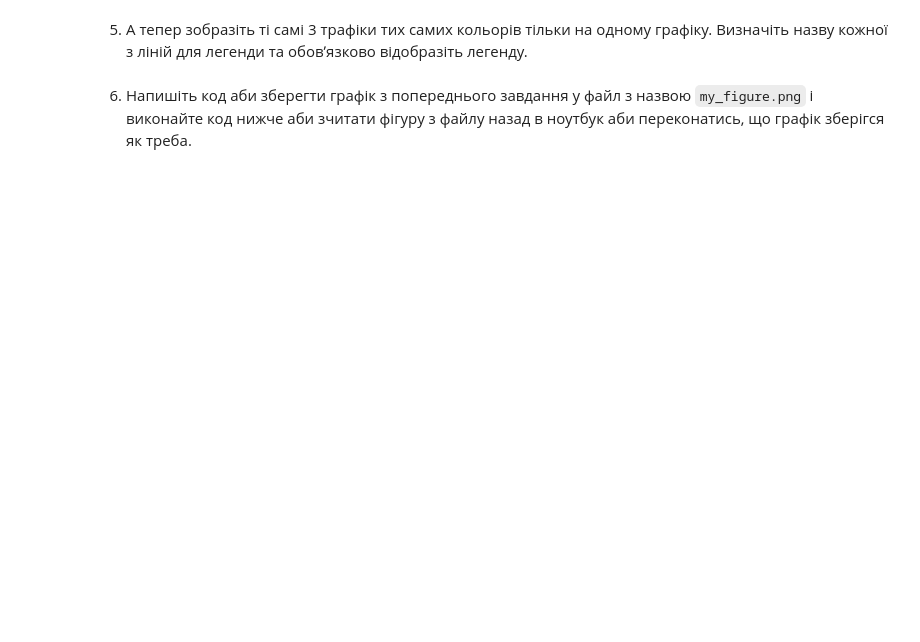
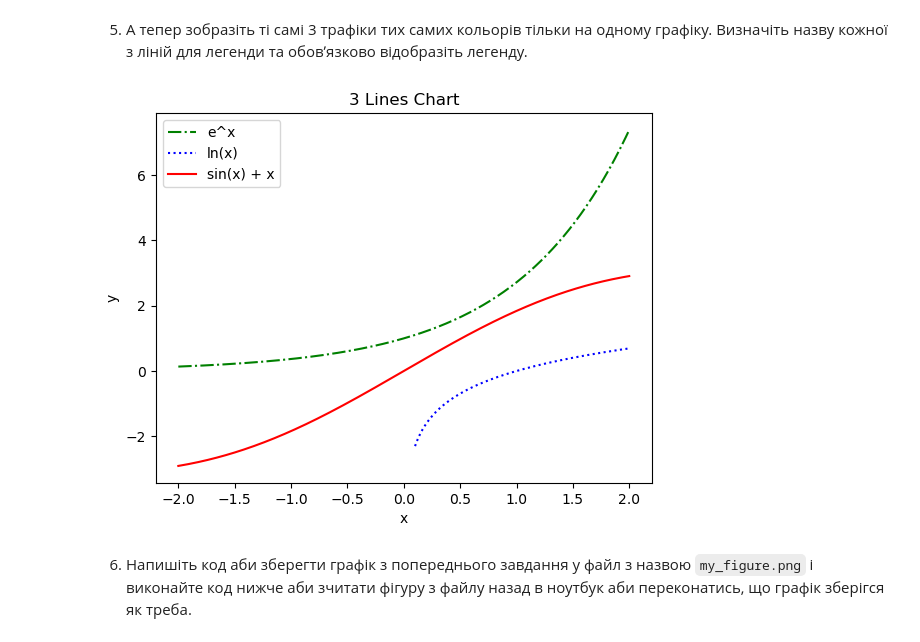
Before and after one commit to olgasamus/python_courses, a Jupyter notebook: Module_4/hw_4_2_Базові_візуалізації_Продовження.ipynb, the cells around one changed output. Saved outputs shown, nothing was run; the diff lists cells and outputs as text; code cells hidden in the pictures; blank space fills up the shorter version.

```diff
--- a/Module_4/hw_4_2_Базові_візуалізації_Продовження.ipynb
+++ b/Module_4/hw_4_2_Базові_візуалізації_Продовження.ipynb
@@ -28,4 +78,16 @@
 # %% [markdown]
 5. А тепер зобразіть ті самі 3 трафіки тих самих кольорів тільки на одному графіку. Визначіть назву кожної з ліній для легенди та обовʼязково відобразіть легенду.
+# %%
+fig = plt.figure()
+plt.plot(x,y_exp, '-.g', label='e^x')
+plt.plot(x_positive,y_ln, ':b', label='ln(x)')
+plt.plot(x,y_sin, '-r', label='sin(x) + x')
+
+plt.title('3 Lines Chart')
+plt.xlabel('x')
+plt.ylabel('y')
+plt.legend();
+# %% [output]
+[figure, added]
 # %% [markdown]
 6. Напишіть код аби зберегти графік з попереднього завдання у файл з назвою `my_figure.png` і виконайте код нижче аби зчитати фігуру з файлу назад в ноутбук аби переконатись, що графік зберігся як треба.
```
Also changed, not shown: parts of 7 cells of this notebook, 1 other file.
